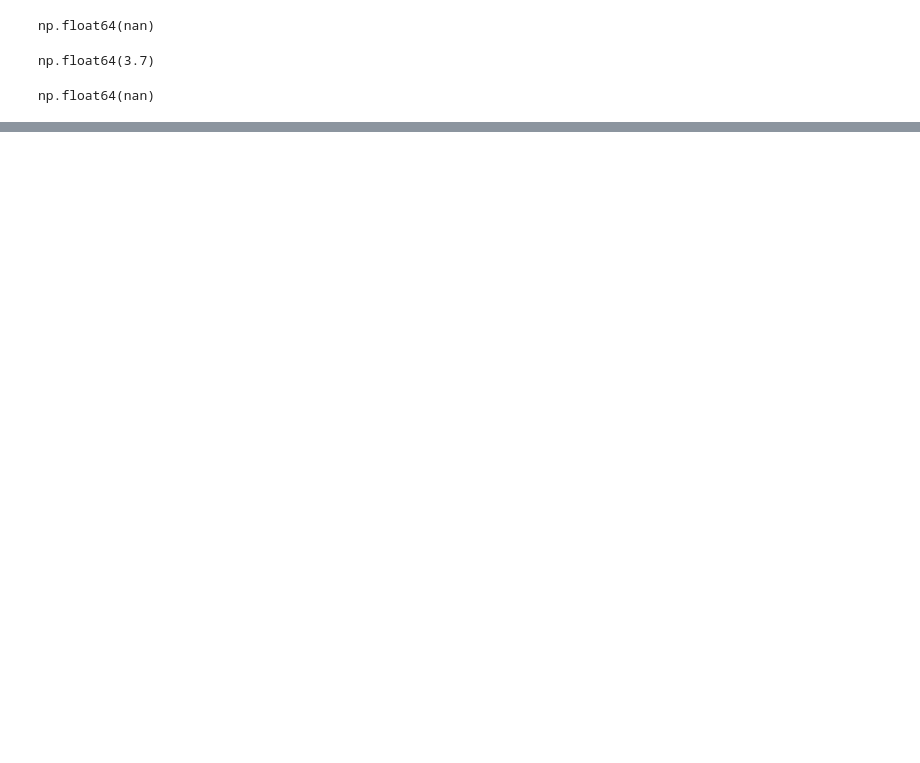
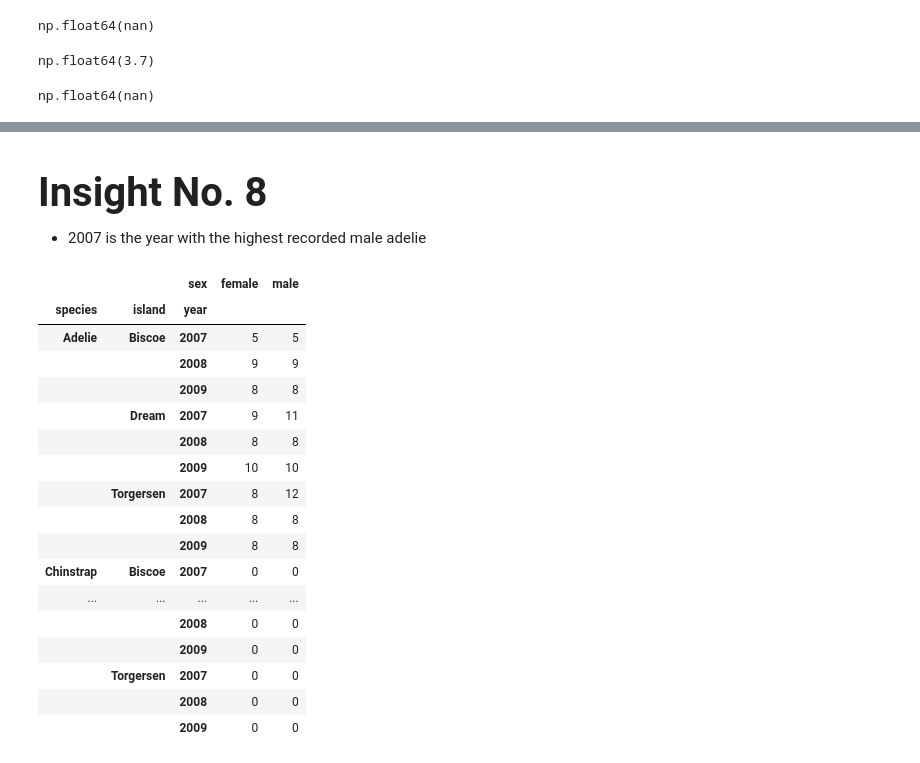
Before and after one commit to akagail/ITD-3B, a Jupyter notebook: ITD-3B/activity2.ipynb, the cells around one changed output, grey strips where cells are left out. Cells and saved outputs as stored; diff of their text form; code cells hidden in the pictures; blank space fills up the shorter version.

```diff
--- a/ITD-3B/activity2.ipynb
+++ b/ITD-3B/activity2.ipynb
@@ -635,0 +679,28 @@ np.float64(nan)
+# %% [markdown]
+<h1 style='font-weight:700; font-size:40px;'>Insight No. 8</h1>
+<ul>
+    <li style='list-style-type:square;'>2007 is the year with the highest recorded male adelie</li>
+</ul>
+# %%
+birds_agg3 = birds.groupby(['species', 'island', 'year', 'sex']).size()
+# %%
+birds_agg3.unstack()
+# %% [output]
+|  |  | sex | female | male |
+| species | island | year |  |  |
+| Adelie | Biscoe | 2007 | 5 | 5 |
+|  |  | 2008 | 9 | 9 |
+|  |  | 2009 | 8 | 8 |
+|  | Dream | 2007 | 9 | 11 |
+|  |  | 2008 | 8 | 8 |
+|  |  | 2009 | 10 | 10 |
+|  | Torgersen | 2007 | 8 | 12 |
+|  |  | 2008 | 8 | 8 |
+|  |  | 2009 | 8 | 8 |
+| Chinstrap | Biscoe | 2007 | 0 | 0 |
+| ... | ... | ... | ... | ... |
+|  |  | 2008 | 0 | 0 |
+|  |  | 2009 | 0 | 0 |
+|  | Torgersen | 2007 | 0 | 0 |
+|  |  | 2008 | 0 | 0 |
+|  |  | 2009 | 0 | 0 |
```
Also changed, not shown: parts of 35 cells of this notebook, 2 other files.
